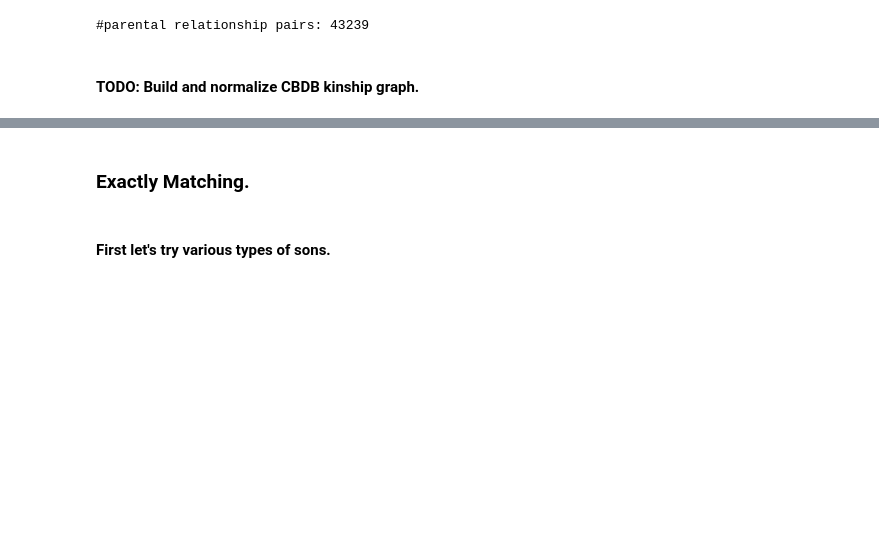
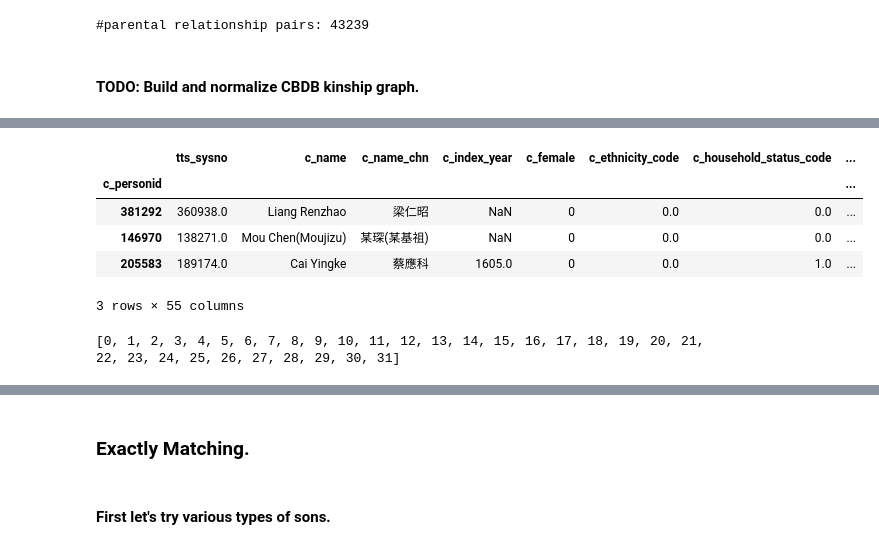
Before and after one commit to cbdb-project/CBDB_Laxmi, a Jupyter notebook: tts_cbdb_disamb/script/tts_cbdb_disamb.ipynb, the cells around one changed output, grey strips where cells are left out. Saved outputs shown, nothing was run; the diff lists cells and outputs as text; code cells hidden in the pictures; blank space fills up the shorter version.

```diff
--- a/tts_cbdb_disamb/script/tts_cbdb_disamb.ipynb
+++ b/tts_cbdb_disamb/script/tts_cbdb_disamb.ipynb
@@ -225,0 +254,16 @@ print('#parental relationship pairs:', num)
+# %%
+df_biog_main.sample(3)
+# %% [output]
+|  | tts_sysno | c_name | c_name_chn | c_index_year | c_female | c_ethnicity_code | c_household_status_code | ... |
+| c_personid |  |  |  |  |  |  |  | ... |
+| 381292 | 360938.0 | Liang Renzhao | 梁仁昭 | NaN | 0 | 0.0 | 0.0 | ... |
+| 146970 | 138271.0 | Mou Chen(Moujizu) | 某琛(某基祖) | NaN | 0 | 0.0 | 0.0 | ... |
+| 205583 | 189174.0 | Cai Yingke | 蔡應科 | 1605.0 | 0 | 0.0 | 1.0 | ... |
+3 rows × 55 columns
+# %%
+import ipyparallel as ipp
+c = ipp.Client()
+print(c.ids)
+dview = c[:]
+# %% [output]
+[0, 1, 2, 3, 4, 5, 6, 7, 8, 9, 10, 11, 12, 13, 14, 15, 16, 17, 18, 19, 20, 21, 22, 23, 24, 25, 26, 27, 28, 29, 30, 31]
```
Also changed, not shown: parts of 24 cells of this notebook, 1 other file.
